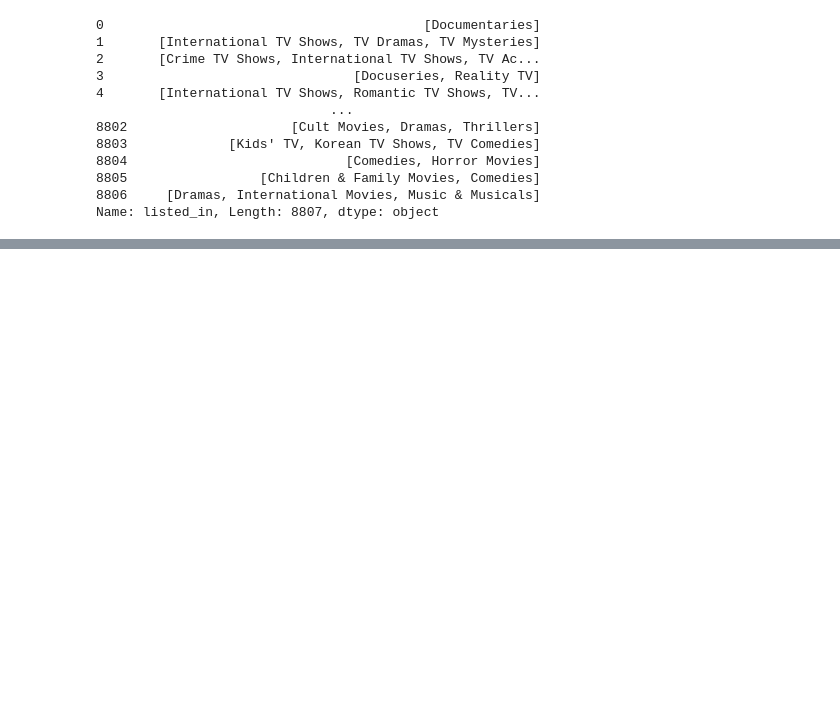
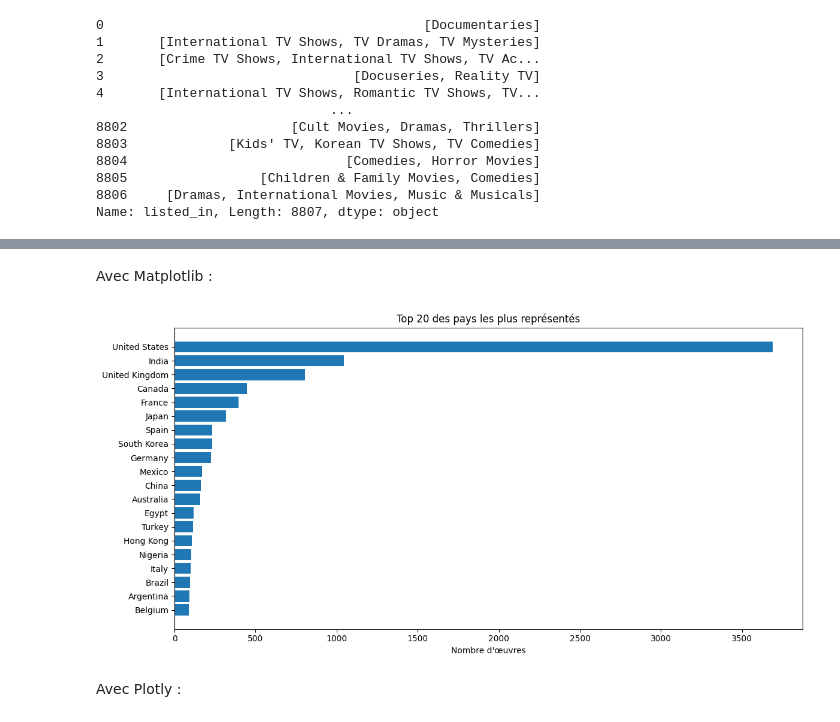
Before and after one commit to michelrostain/netflix-insights, a Jupyter notebook: netflix_data_analysis.ipynb, the cells around one changed output, grey strips where cells are left out. Drawn from its saved outputs; the diff is of its cells as text; code cells hidden in the pictures; blank space fills up the shorter version.

```diff
--- a/netflix_data_analysis.ipynb
+++ b/netflix_data_analysis.ipynb
@@ -380,0 +516,14 @@ Name: listed_in, Length: 8807, dtype: object
+# %% [markdown]
+Avec Matplotlib :
+# %%
+plt.figure(figsize=(12, 6))
+plt.barh(top_pays.index, top_pays.values)
+plt.title("Top 20 des pays les plus représentés")
+plt.xlabel("Nombre d'œuvres")
+plt.gca().invert_yaxis()  # pays le plus représenté en haut
+plt.tight_layout()
+plt.show()
+# %% [output]
+[figure, added]
+# %% [markdown]
+Avec Plotly :
```
Also changed, not shown: parts of 38 cells of this notebook.
